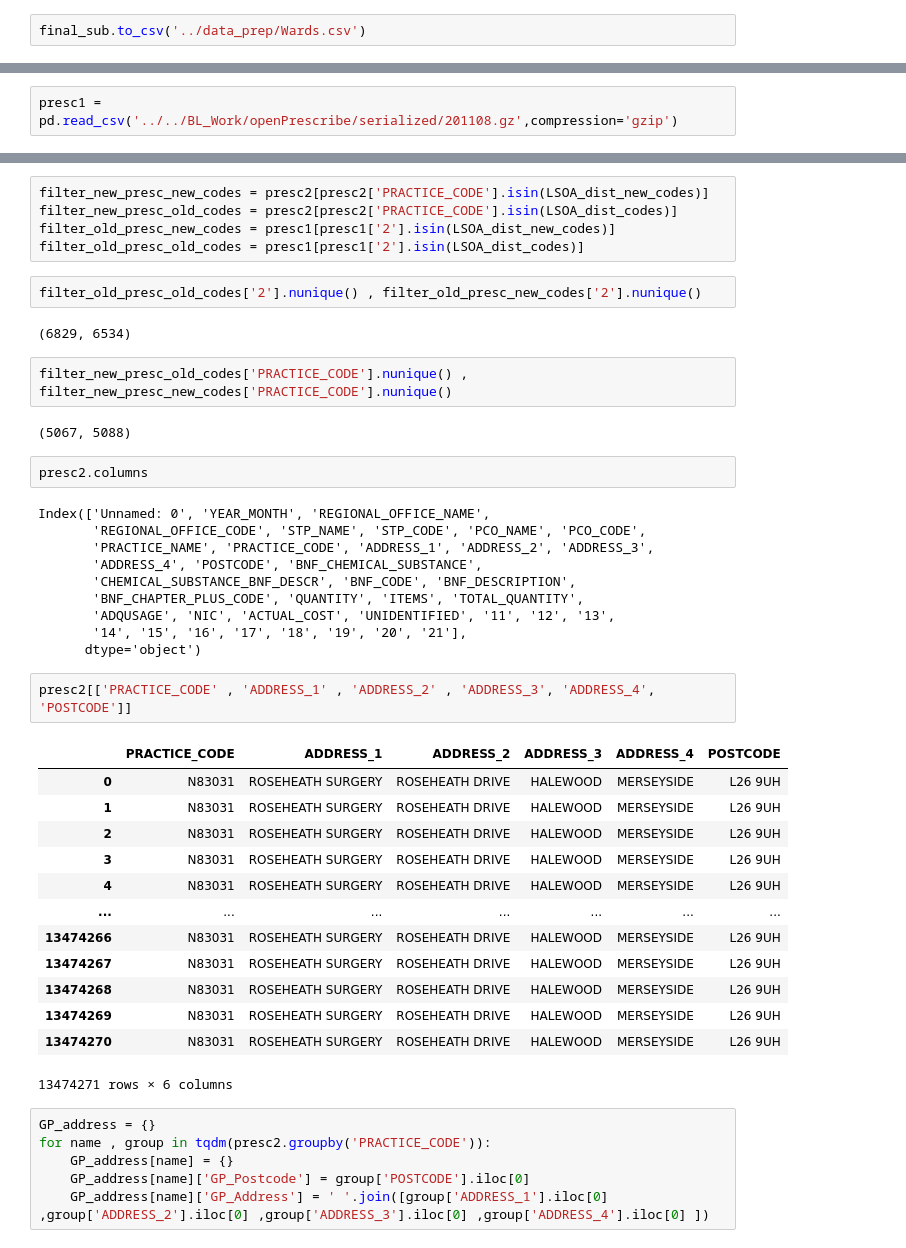
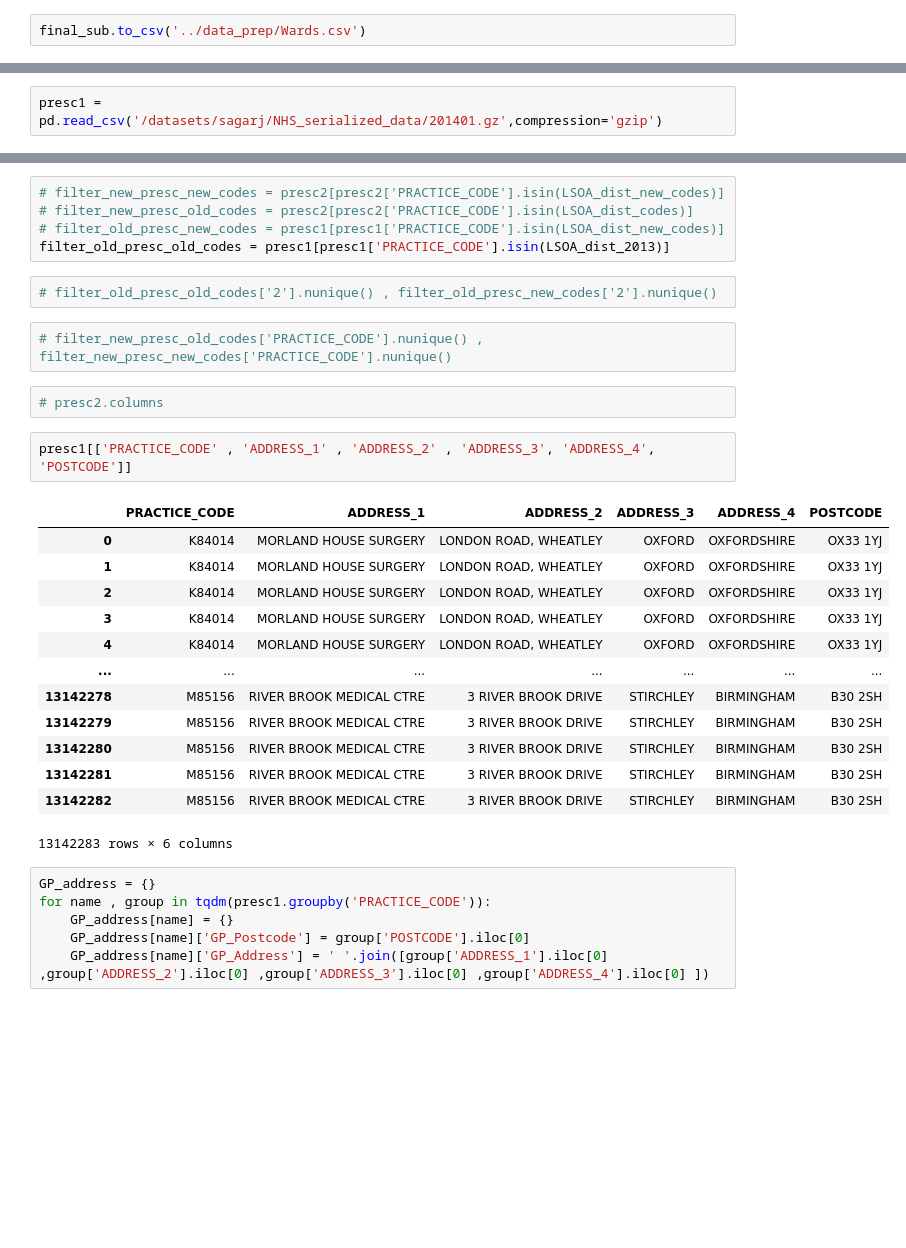
Before and after one commit to sagarjoglekar/NHSPrescriptionsParser, a Jupyter notebook: notebooks/DataPrep_Wards_csv.ipynb, the cells around one changed output, grey strips where cells are left out. Cells and saved outputs as stored; diff of their text form; blank space fills up the shorter version.

```diff
--- a/notebooks/DataPrep_Wards_csv.ipynb
+++ b/notebooks/DataPrep_Wards_csv.ipynb
@@ -133,3 +148,3 @@ print(len(set(LSOA_dist_new_codes).intersection(LSOA_dist_codes))) , print(len(L
 # %%
-presc1 = pd.read_csv('../../BL_Work/openPrescribe/serialized/201108.gz',compression='gzip')
+presc1 = pd.read_csv('/datasets/sagarj/NHS_serialized_data/201401.gz',compression='gzip')
 # %%
@@ -151,47 +161,33 @@ presc1.head(n=2)
 # %%
-filter_new_presc_new_codes = presc2[presc2['PRACTICE_CODE'].isin(LSOA_dist_new_codes)]
-filter_new_presc_old_codes = presc2[presc2['PRACTICE_CODE'].isin(LSOA_dist_codes)]
-filter_old_presc_new_codes = presc1[presc1['2'].isin(LSOA_dist_new_codes)]
-filter_old_presc_old_codes = presc1[presc1['2'].isin(LSOA_dist_codes)]
+# filter_new_presc_new_codes = presc2[presc2['PRACTICE_CODE'].isin(LSOA_dist_new_codes)]
+# filter_new_presc_old_codes = presc2[presc2['PRACTICE_CODE'].isin(LSOA_dist_codes)]
+# filter_old_presc_new_codes = presc1[presc1['PRACTICE_CODE'].isin(LSOA_dist_new_codes)]
+filter_old_presc_old_codes = presc1[presc1['PRACTICE_CODE'].isin(LSOA_dist_2013)]
 # %%
-filter_old_presc_old_codes['2'].nunique() , filter_old_presc_new_codes['2'].nunique()
+# filter_old_presc_old_codes['2'].nunique() , filter_old_presc_new_codes['2'].nunique()
-# %% [output]
-(6829, 6534)
 # %%
-filter_new_presc_old_codes['PRACTICE_CODE'].nunique() , filter_new_presc_new_codes['PRACTICE_CODE'].nunique()
+# filter_new_presc_old_codes['PRACTICE_CODE'].nunique() , filter_new_presc_new_codes['PRACTICE_CODE'].nunique()
-# %% [output]
-(5067, 5088)
-# %%
-presc2.columns
-# %% [output]
-Index(['Unnamed: 0', 'YEAR_MONTH', 'REGIONAL_OFFICE_NAME',
-       'REGIONAL_OFFICE_CODE', 'STP_NAME', 'STP_CODE', 'PCO_NAME', 'PCO_CODE',
-       'PRACTICE_NAME', 'PRACTICE_CODE', 'ADDRESS_1', 'ADDRESS_2', 'ADDRESS_3',
-       'ADDRESS_4', 'POSTCODE', 'BNF_CHEMICAL_SUBSTANCE',
-       'CHEMICAL_SUBSTANCE_BNF_DESCR', 'BNF_CODE', 'BNF_DESCRIPTION',
-       'BNF_CHAPTER_PLUS_CODE', 'QUANTITY', 'ITEMS', 'TOTAL_QUANTITY',
-       'ADQUSAGE', 'NIC', 'ACTUAL_COST', 'UNIDENTIFIED', '11', '12', '13',
-       '14', '15', '16', '17', '18', '19', '20', '21'],
-      dtype='object')
+# %%
+# presc2.columns
 # %%
-presc2[['PRACTICE_CODE' , 'ADDRESS_1' , 'ADDRESS_2' , 'ADDRESS_3', 'ADDRESS_4', 'POSTCODE']]
+presc1[['PRACTICE_CODE' , 'ADDRESS_1' , 'ADDRESS_2' , 'ADDRESS_3', 'ADDRESS_4', 'POSTCODE']]
 # %% [output]
 |  | PRACTICE_CODE | ADDRESS_1 | ADDRESS_2 | ADDRESS_3 | ADDRESS_4 | POSTCODE |
-| 0 | N83031 | ROSEHEATH SURGERY | ROSEHEATH DRIVE | HALEWOOD | MERSEYSIDE | L26 9UH |
-| 1 | N83031 | ROSEHEATH SURGERY | ROSEHEATH DRIVE | HALEWOOD | MERSEYSIDE | L26 9UH |
-| 2 | N83031 | ROSEHEATH SURGERY | ROSEHEATH DRIVE | HALEWOOD | MERSEYSIDE | L26 9UH |
-| 3 | N83031 | ROSEHEATH SURGERY | ROSEHEATH DRIVE | HALEWOOD | MERSEYSIDE | L26 9UH |
-| 4 | N83031 | ROSEHEATH SURGERY | ROSEHEATH DRIVE | HALEWOOD | MERSEYSIDE | L26 9UH |
+| 0 | K84014 | MORLAND HOUSE SURGERY | LONDON ROAD, WHEATLEY | OXFORD | OXFORDSHIRE | OX33 1YJ |
+| 1 | K84014 | MORLAND HOUSE SURGERY | LONDON ROAD, WHEATLEY | OXFORD | OXFORDSHIRE | OX33 1YJ |
+| 2 | K84014 | MORLAND HOUSE SURGERY | LONDON ROAD, WHEATLEY | OXFORD | OXFORDSHIRE | OX33 1YJ |
+| 3 | K84014 | MORLAND HOUSE SURGERY | LONDON ROAD, WHEATLEY | OXFORD | OXFORDSHIRE | OX33 1YJ |
+| 4 | K84014 | MORLAND HOUSE SURGERY | LONDON ROAD, WHEATLEY | OXFORD | OXFORDSHIRE | OX33 1YJ |
 | ... | ... | ... | ... | ... | ... | ... |
-| 13474266 | N83031 | ROSEHEATH SURGERY | ROSEHEATH DRIVE | HALEWOOD | MERSEYSIDE | L26 9UH |
-| 13474267 | N83031 | ROSEHEATH SURGERY | ROSEHEATH DRIVE | HALEWOOD | MERSEYSIDE | L26 9UH |
-| 13474268 | N83031 | ROSEHEATH SURGERY | ROSEHEATH DRIVE | HALEWOOD | MERSEYSIDE | L26 9UH |
-| 13474269 | N83031 | ROSEHEATH SURGERY | ROSEHEATH DRIVE | HALEWOOD | MERSEYSIDE | L26 9UH |
-| 13474270 | N83031 | ROSEHEATH SURGERY | ROSEHEATH DRIVE | HALEWOOD | MERSEYSIDE | L26 9UH |
+| 13142278 | M85156 | RIVER BROOK MEDICAL CTRE | 3 RIVER BROOK DRIVE | STIRCHLEY | BIRMINGHAM | B30 2SH |
+| 13142279 | M85156 | RIVER BROOK MEDICAL CTRE | 3 RIVER BROOK DRIVE | STIRCHLEY | BIRMINGHAM | B30 2SH |
+| 13142280 | M85156 | RIVER BROOK MEDICAL CTRE | 3 RIVER BROOK DRIVE | STIRCHLEY | BIRMINGHAM | B30 2SH |
+| 13142281 | M85156 | RIVER BROOK MEDICAL CTRE | 3 RIVER BROOK DRIVE | STIRCHLEY | BIRMINGHAM | B30 2SH |
+| 13142282 | M85156 | RIVER BROOK MEDICAL CTRE | 3 RIVER BROOK DRIVE | STIRCHLEY | BIRMINGHAM | B30 2SH |
-13474271 rows × 6 columns
+13142283 rows × 6 columns
 # %%
 GP_address = {}
-for name , group in tqdm(presc2.groupby('PRACTICE_CODE')):
+for name , group in tqdm(presc1.groupby('PRACTICE_CODE')):
     GP_address[name] = {}
     GP_address[name]['GP_Postcode'] = group['POSTCODE'].iloc[0]
     GP_address[name]['GP_Address'] = ' '.join([group['ADDRESS_1'].iloc[0] ,group['ADDRESS_2'].iloc[0] ,group['ADDRESS_3'].iloc[0] ,group['ADDRESS_4'].iloc[0] ])
```
Also changed, not shown: parts of 25 cells of this notebook, 18 other files.
